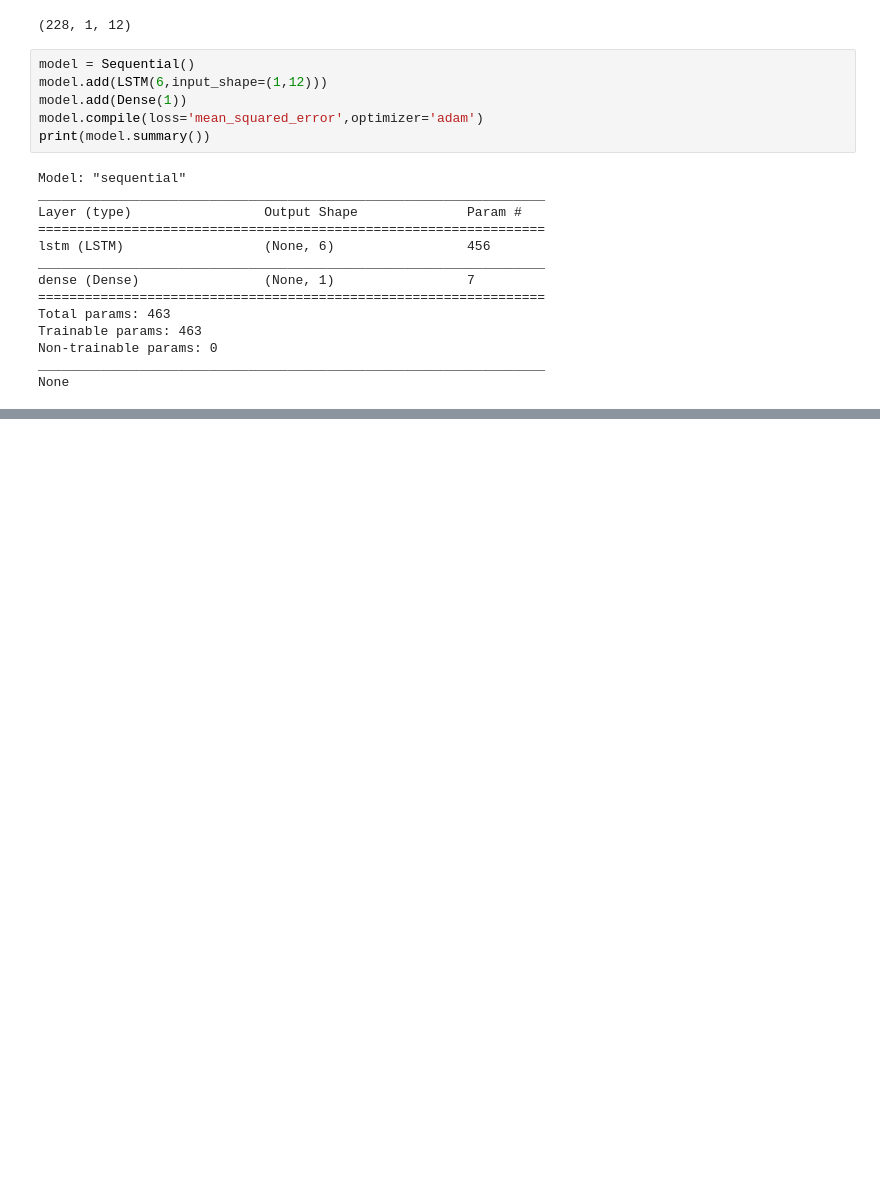
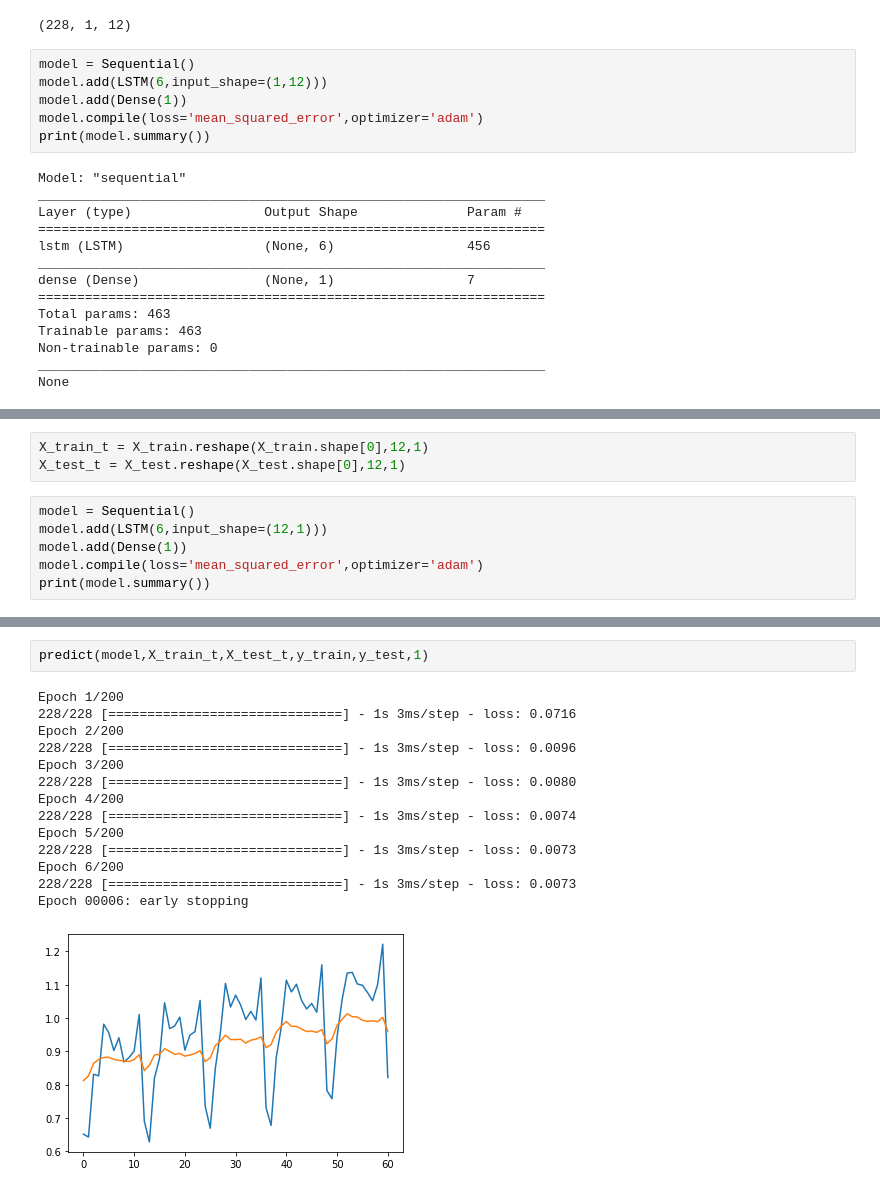
Before and after one commit to rparthas/data, a Jupyter notebook: ML/rnn.ipynb, the cells around one changed output, grey strips where cells are left out. Cells and saved outputs as stored; diff of their text form; blank space fills up the shorter version.

```diff
--- a/ML/rnn.ipynb
+++ b/ML/rnn.ipynb
@@ -288,0 +290,9 @@ Epoch 00023: early stopping
+# %%
+X_train_t = X_train.reshape(X_train.shape[0],12,1)
+X_test_t = X_test.reshape(X_test.shape[0],12,1)
+# %%
+model = Sequential()
+model.add(LSTM(6,input_shape=(12,1)))
+model.add(Dense(1))
+model.compile(loss='mean_squared_error',optimizer='adam')
+print(model.summary())
@@ -288,0 +313,17 @@ Epoch 00023: early stopping
+# %%
+predict(model,X_train_t,X_test_t,y_train,y_test,1)
+# %% [output]
+Epoch 1/200
+228/228 [==============================] - 1s 3ms/step - loss: 0.0716
+Epoch 2/200
+228/228 [==============================] - 1s 3ms/step - loss: 0.0096
+Epoch 3/200
+228/228 [==============================] - 1s 3ms/step - loss: 0.0080
+Epoch 4/200
+228/228 [==============================] - 1s 3ms/step - loss: 0.0074
+Epoch 5/200
+228/228 [==============================] - 1s 3ms/step - loss: 0.0073
+Epoch 6/200
+228/228 [==============================] - 1s 3ms/step - loss: 0.0073
+Epoch 00006: early stopping
+[figure, added]
```
Also changed, not shown: parts of 13 cells of this notebook.
